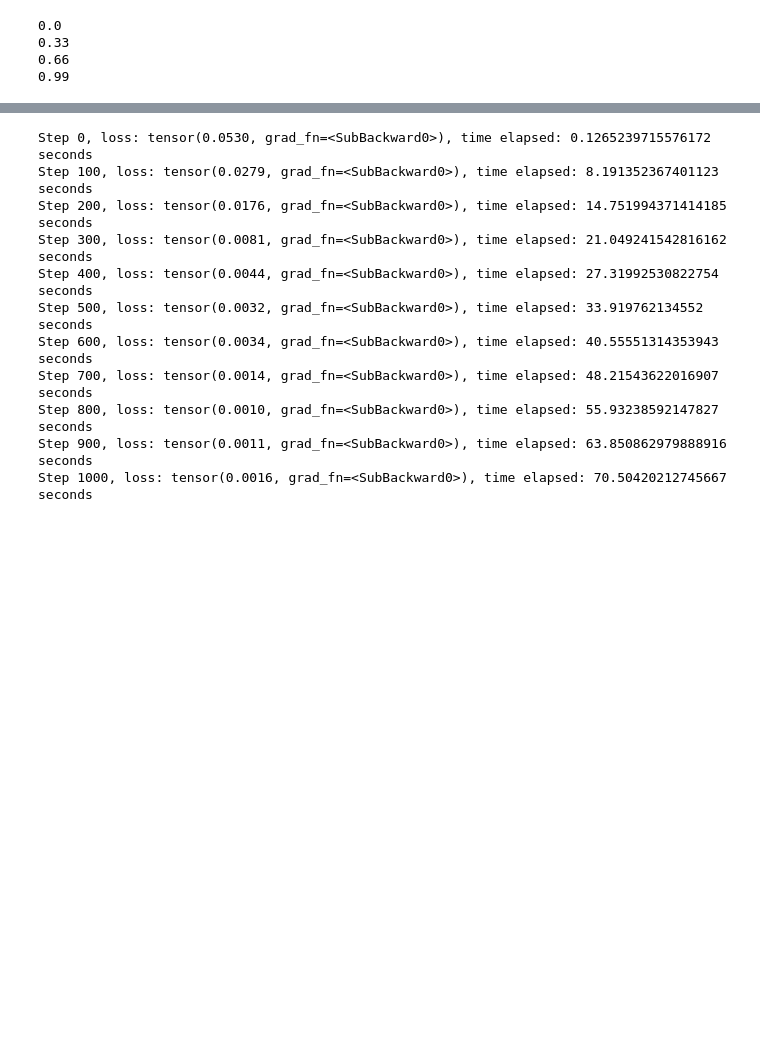
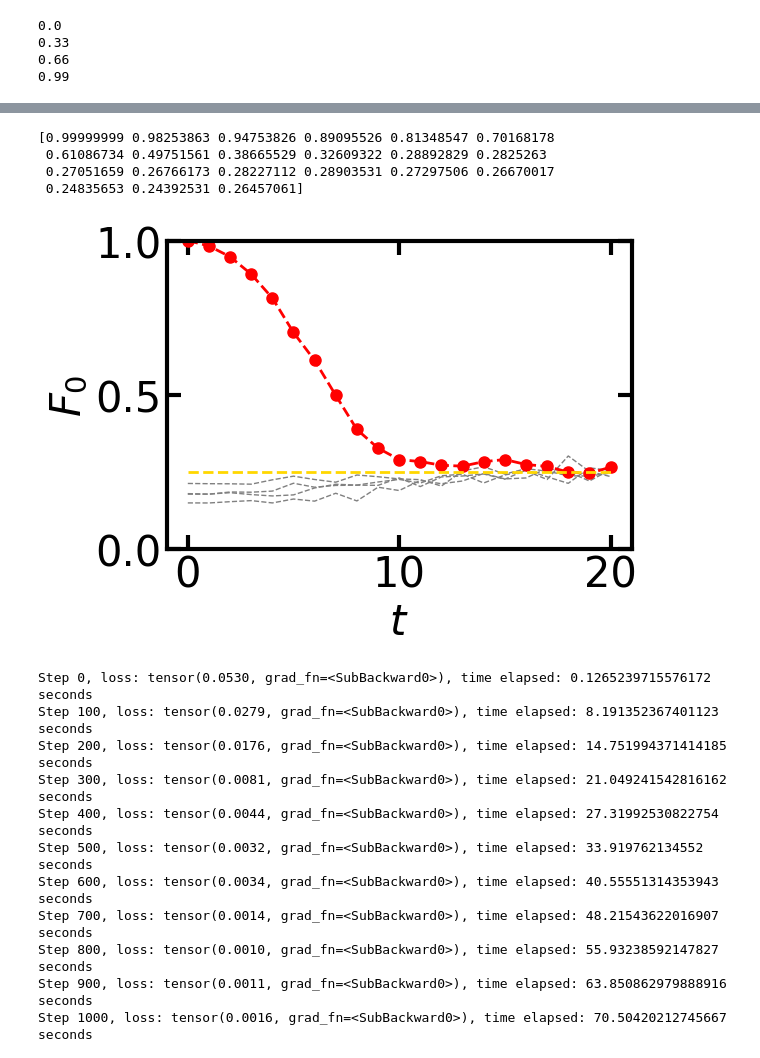
Before and after one commit to Neben5/QuantGenMdl, a Jupyter notebook: dog.ipynb, the cells around one changed output, grey strips where cells are left out. Cells and saved outputs as stored; diff of their text form; code cells hidden in the pictures; blank space fills up the shorter version.

Commit message:
fixed fidelity in dog.ipynb

```diff
--- a/dog.ipynb
+++ b/dog.ipynb
@@ -118,3 +123,37 @@ tensor([[0.6464+0.j, 0.5237+0.j, 0.3415+0.j, 0.4373+0.j],
+# %%
+states_diff = np.load('states_diff.npy')
+
+fidelity = np.zeros((T + 1, Ndata))
+for i in range(0, T + 1):
+    for j in range(0, Ndata):
+        fidelity[i][j] = np.abs(np.vdot(states_diff[i][j], states_diff[0][j])) ** 2
+
+fidelity_mean = np.mean(fidelity, axis = 1)
+print(fidelity_mean)
+# %% [output]
+[0.99999999 0.98253863 0.94753826 0.89095526 0.81348547 0.70168178
+ 0.61086734 0.49751561 0.38665529 0.32609322 0.28892829 0.2825263
+ 0.27051659 0.26766173 0.28227112 0.28903531 0.27297506 0.26670017
+ 0.24835653 0.24392531 0.26457061]
+# %%
+# visualize the fidelity decay in the diffusion process
+n = 2
+T = 20
+Ndata = 400
+states_diff = np.load('states_diff.npy')
+
+fig, ax = plt.subplots(figsize=(6, 4))
+indices = np.random.permutation(Ndata)
+for i in range(10):
+    ax.plot(range(T+1), np.mean(np.abs(states_diff[:, indices[100*i:100*(i+1)], 0])**2, axis=1),'--', lw=1, c='grey')
+ax.plot(range(T+1), fidelity_mean, 'o--', markersize=8, lw=2, c='r')
+ax.plot(range(T+1), 0.25*np.ones(T+1), '--', lw=2, c='gold')
+ax.set_ylabel(r'$F_0$', fontsize=30)
+ax.set_xlabel(r'$t$', fontsize=30)
+ax.set_ylim(0,1)
+ax.tick_params(direction='in', length=10, width=3, top='on', right='on', labelsize=30)
+# %% [output]
+[figure, added]
 # %%
 def Training_t(model, t, inputs_T, params_tot, Ndata, epochs):
     '''
```
Also changed, not shown: parts of 8 cells of this notebook, 11 other files.
